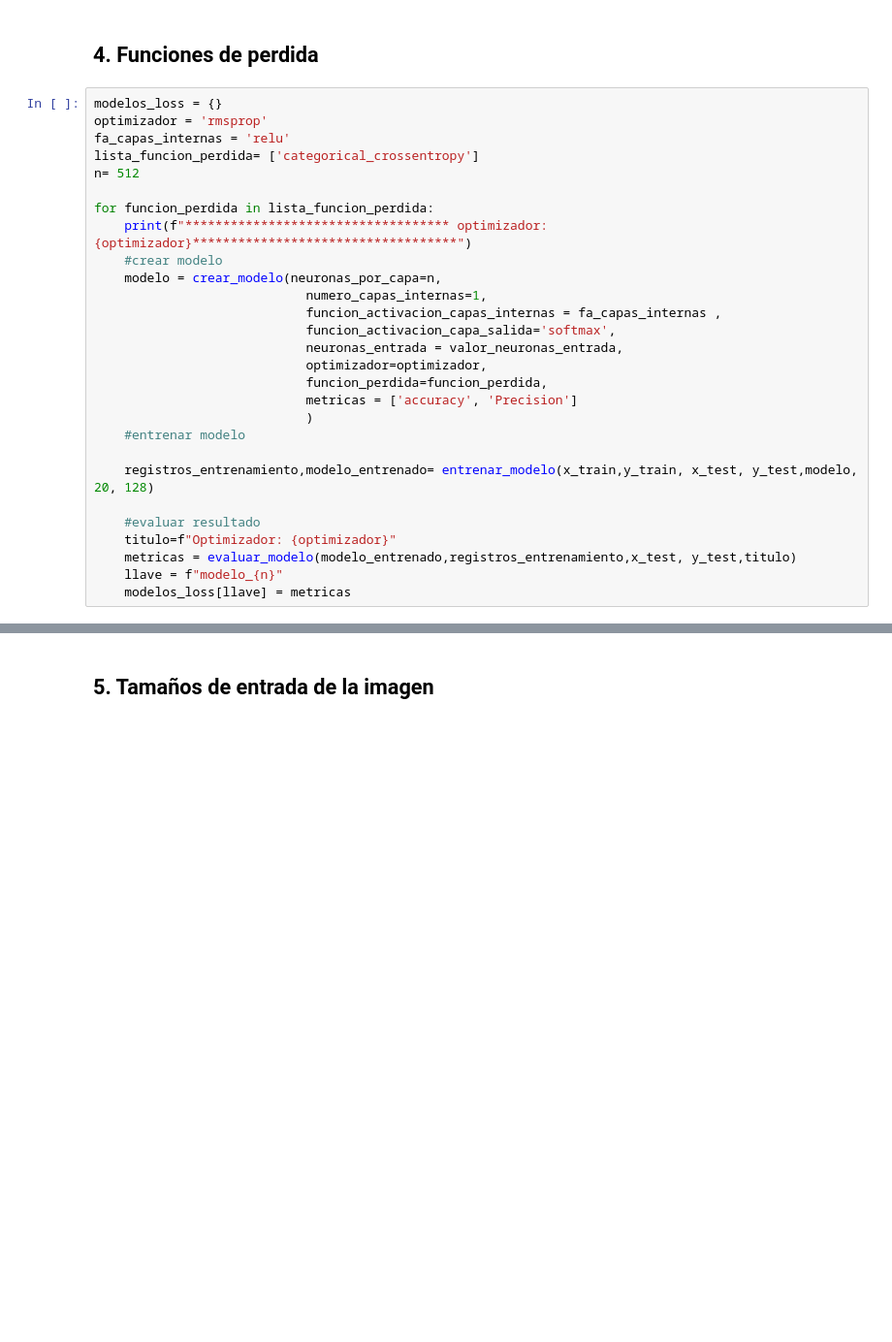
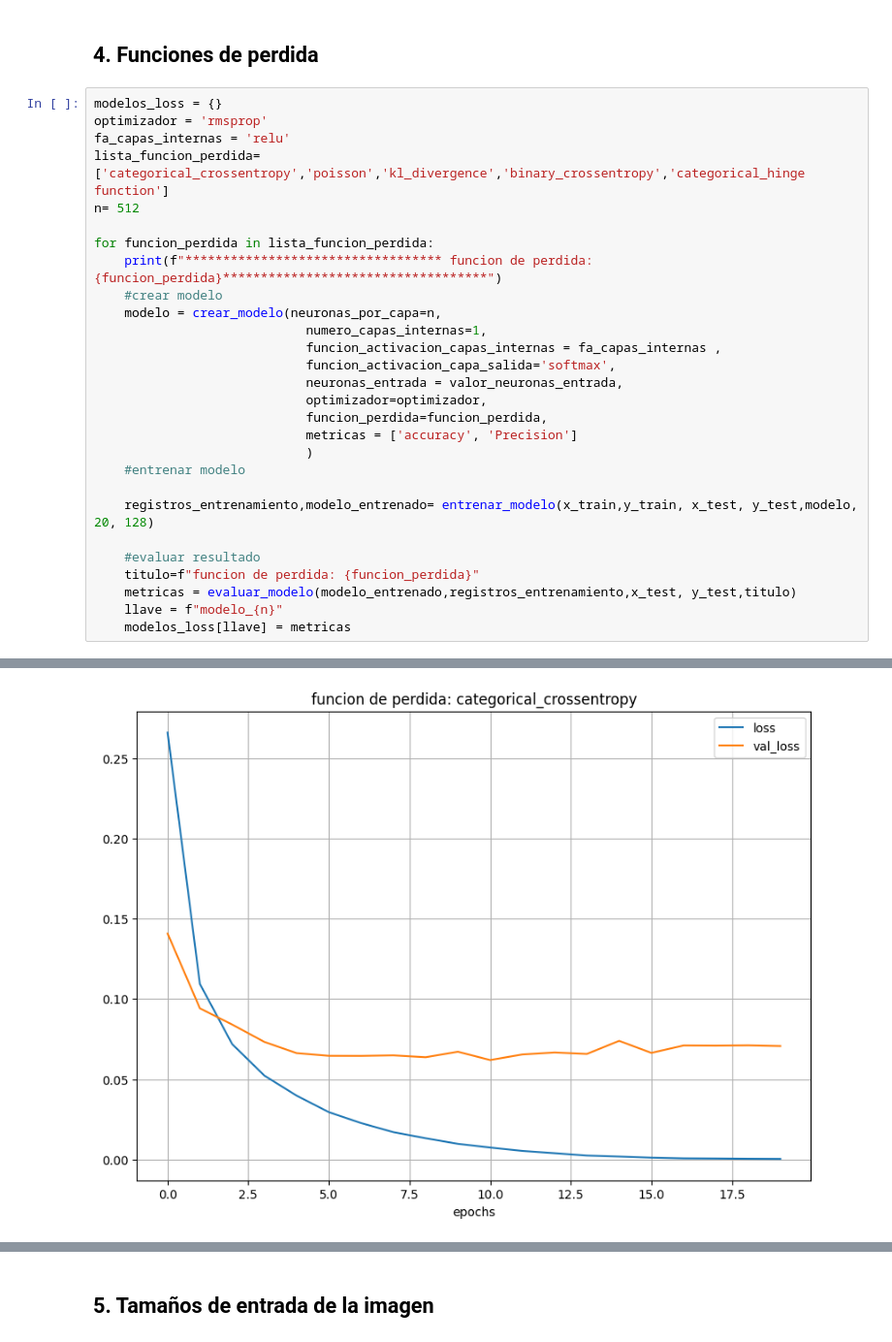
Before and after one commit to AndresR2909/Trabajo_final_redes_neuronales_1, a Jupyter notebook: Trabajo_final_redes_neuronales_entrega2.ipynb, the cells around one changed output, grey strips where cells are left out. Shown at 97% size. Drawn from its saved outputs; the diff is of its cells as text; blank space fills up the shorter version.

```diff
--- a/Trabajo_final_redes_neuronales_entrega2.ipynb
+++ b/Trabajo_final_redes_neuronales_entrega2.ipynb
@@ -630,11 +632,11 @@ Epoch 20/20
 modelos_loss = {}
 optimizador = 'rmsprop'
 fa_capas_internas = 'relu'
-lista_funcion_perdida= ['categorical_crossentropy']
+lista_funcion_perdida= ['categorical_crossentropy','poisson','kl_divergence','binary_crossentropy','categorical_hinge function']
 n= 512
 
 for funcion_perdida in lista_funcion_perdida:
-    print(f"*********************************** optimizador: {optimizador}***********************************")
+    print(f"********************************** funcion de perdida: {funcion_perdida}***********************************")
     #crear modelo
     modelo = crear_modelo(neuronas_por_capa=n,
                             numero_capas_internas=1,
@@ -650,7 +652,8 @@ for funcion_perdida in lista_funcion_perdida:
     registros_entrenamiento,modelo_entrenado= entrenar_modelo(x_train,y_train, x_test, y_test,modelo, 20, 128)
 
     #evaluar resultado
-    titulo=f"Optimizador: {optimizador}"
+    titulo=f"funcion de perdida: {funcion_perdida}"
     metricas = evaluar_modelo(modelo_entrenado,registros_entrenamiento,x_test, y_test,titulo)
     llave = f"modelo_{n}"
     modelos_loss[llave] = metricas
+# %% [output]
@@ -656,0 +677 @@ for funcion_perdida in lista_funcion_perdida:
+[figure, added]
```
Also changed, not shown: parts of 4 cells of this notebook, 26 other files.
